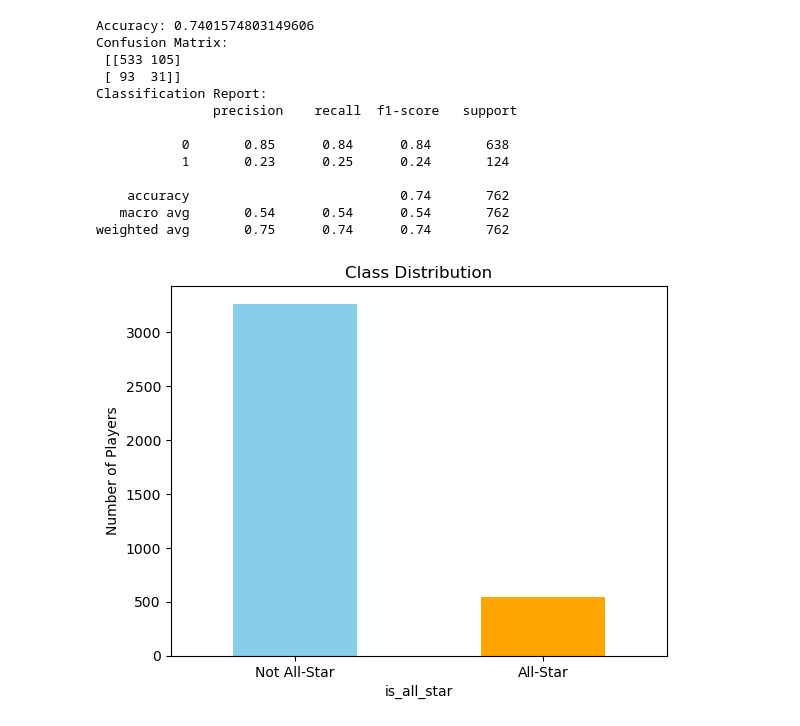
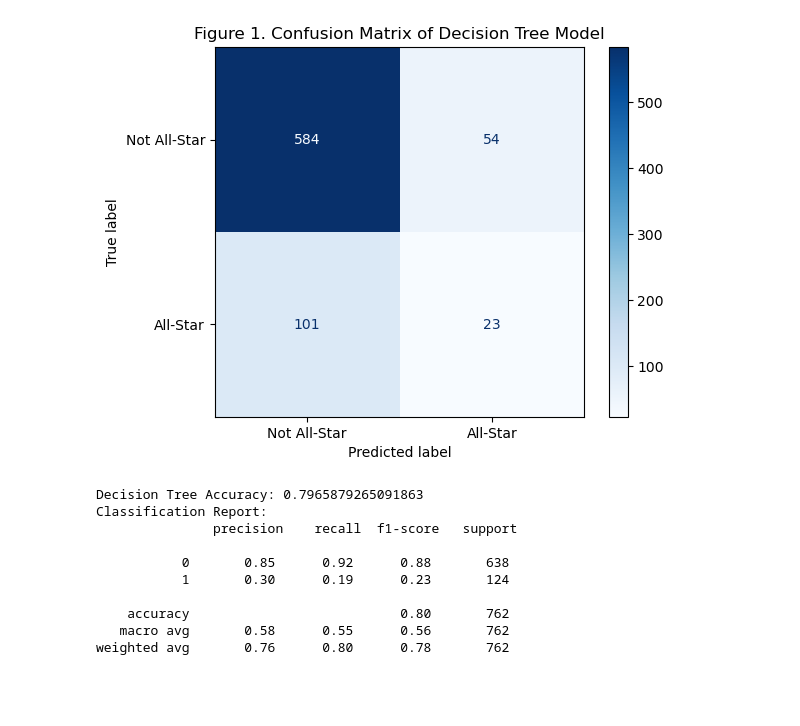
Before and after one commit to AlaynaArnolie/Arnolie_sport, a Jupyter notebook: EDA.ipynb, the cells around one changed output. Cells and saved outputs as stored; diff of their text form; code cells hidden in the pictures; blank space fills up the shorter version.

```diff
--- a/EDA.ipynb
+++ b/EDA.ipynb
@@ -67,29 +33,35 @@ y_pred = model.predict(X_test)
-# %%
-
-# 🔹 Print results
-print("Accuracy:", accuracy_score(y_test, y_pred))
-print("Confusion Matrix:\n", confusion_matrix(y_test, y_pred))
-print("Classification Report:\n", classification_report(y_test, y_pred))
-# %% [output]
-Accuracy: 0.7401574803149606
-Confusion Matrix:
- [[533 105]
- [ 93  31]]
-Classification Report:
-               precision    recall  f1-score   support
-
-           0       0.85      0.84      0.84       638
-           1       0.23      0.25      0.24       124
-
-    accuracy                           0.74       762
-   macro avg       0.54      0.54      0.54       762
-weighted avg       0.75      0.74      0.74       762
-# %%
-# 🔹 Class distribution visualization
-df['is_all_star'].value_counts().plot(kind='bar', color=['skyblue', 'orange'])
-plt.xticks([0, 1], ['Not All-Star', 'All-Star'], rotation=0)
-plt.title('Class Distribution')
-plt.ylabel('Number of Players')
-plt.show()
-# %% [output]
-[figure, removed]
+# %%
+#Define features (X) and label (y)
+X = df[['height', 'weight', 'draftRound', 'college_encoded']]
+y = df['is_all_star']
+
+#Train/test split
+X_train, X_test, y_train, y_test = train_test_split(X, y, test_size=0.2, random_state=1)
+
+#Decision Tree Classifier
+tree_model = DecisionTreeClassifier(random_state=1)
+tree_model.fit(X_train, y_train)
+y_pred_tree = tree_model.predict(X_test)
+
+#Plot Confusion Matrix as Figure
+ConfusionMatrixDisplay.from_estimator(tree_model, X_test, y_test,
+                                      display_labels=["Not All-Star", "All-Star"],
+                                      cmap="Blues")
+plt.title("Figure 1. Confusion Matrix of Decision Tree Model")
+plt.show()
+
+#Print Classification Report
+print("Decision Tree Accuracy:", accuracy_score(y_test, y_pred_tree))
+print("Classification Report:\n", classification_report(y_test, y_pred_tree))
+# %% [output]
+[figure, added]
+Decision Tree Accuracy: 0.7965879265091863
+Classification Report:
+               precision    recall  f1-score   support
+
+           0       0.85      0.92      0.88       638
+           1       0.30      0.19      0.23       124
+
+    accuracy                           0.80       762
+   macro avg       0.58      0.55      0.56       762
+weighted avg       0.76      0.80      0.78       762
```
Also changed, not shown: parts of 5 cells of this notebook, 1 other file.
